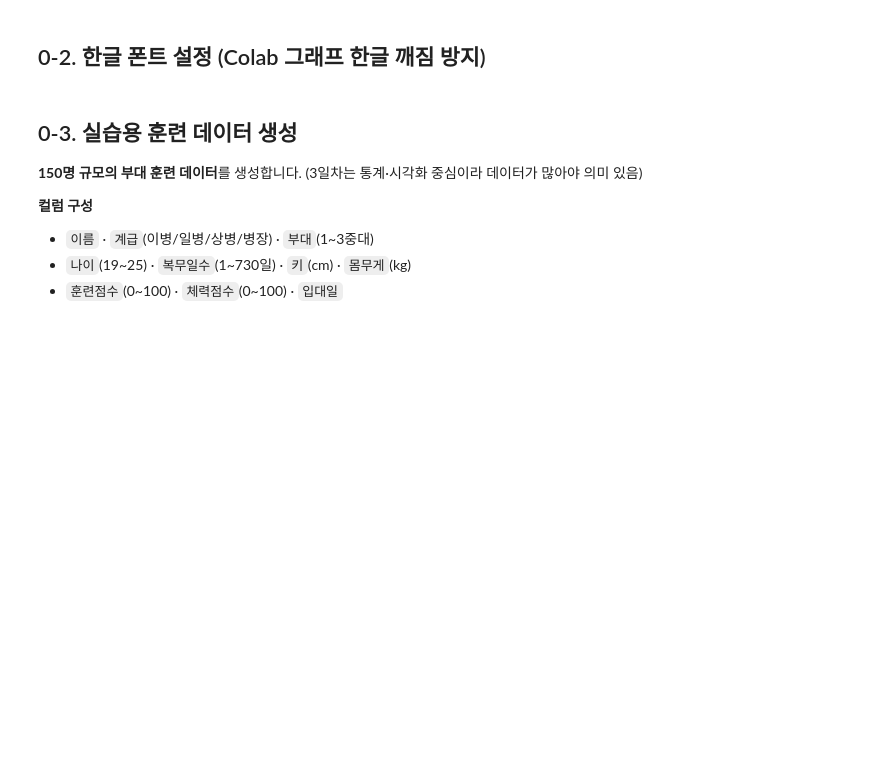
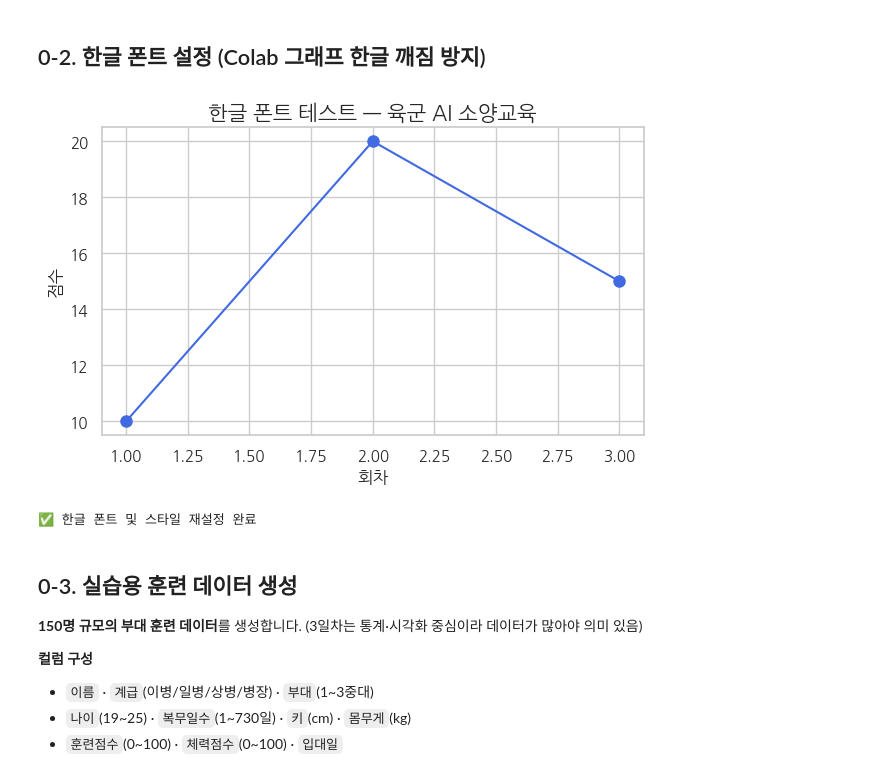
Before and after one commit to ksnny48985-ops/milaisw, a Jupyter notebook: 2026_육군_AI소양교육_3일차_실습.ipynb, the cells around one changed output. Saved outputs shown, nothing was run; the diff lists cells and outputs as text; code cells hidden in the pictures; blank space fills up the shorter version.

```diff
--- a/2026_육군_AI소양교육_3일차_실습.ipynb
+++ b/2026_육군_AI소양교육_3일차_실습.ipynb
@@ -49,25 +54,37 @@ print(f"seaborn   : {sns.__version__}")
 # %% [markdown]
 ## 0-2. 한글 폰트 설정 (Colab 그래프 한글 깨짐 방지)
 # %%
-# 나눔고딕 설치
+import matplotlib.pyplot as plt
+import matplotlib.font_manager as fm
+import seaborn as sns
+
+# 1. 나눔 폰트 설치 (이미 설치했다면 생략 가능하지만, 다시 실행해도 무방함)
 !apt-get install -qq fonts-nanum > /dev/null 2>&1
 
-import matplotlib.font_manager as fm
-fm.fontManager.addfont('/usr/share/fonts/truetype/nanum/NanumGothic.ttf')
+# 2. 폰트 경로 등록 및 폰트 매니저 업데이트
+font_path = '/usr/share/fonts/truetype/nanum/NanumGothic.ttf'
+fm.fontManager.addfont(font_path)
 
+# 3. Seaborn 스타일 설정을 먼저 수행 (이게 폰트 설정보다 앞에 와야 합니다)
+sns.set_style('whitegrid')
+sns.set_context('notebook')
+
+# 4. Matplotlib의 폰트 설정을 마지막에 적용
 plt.rc('font', family='NanumGothic')
 plt.rc('axes', unicode_minus=False)
 
-sns.set_style('whitegrid')
-sns.set_context('notebook')
+# 5. 테스트 실행
+plt.figure(figsize=(7, 4))
+plt.title("한글 폰트 테스트 — 육군 AI 소양교육", fontsize=15)
+plt.plot([1, 2, 3], [10, 20, 15], marker='o', markersize=8, color='royalblue')
+plt.xlabel("회차")
+plt.ylabel("점수")
+plt.show()
 
-# 테스트
-plt.figure(figsize=(5, 2))
-plt.title("한글 폰트 테스트 — 육군 AI 소양교육")
-plt.plot([1, 2, 3], [10, 20, 15], marker='o')
-plt.xlabel("회차"); plt.ylabel("점수")
-plt.show()
-print("✅ 한글 폰트 및 스타일 설정 완료")
+print("✅ 한글 폰트 및 스타일 재설정 완료")
+# %% [output]
+[figure, added]
+✅ 한글 폰트 및 스타일 재설정 완료
 # %% [markdown]
 ## 0-3. 실습용 훈련 데이터 생성
 
```
Also changed, not shown: parts of 14 cells of this notebook.
